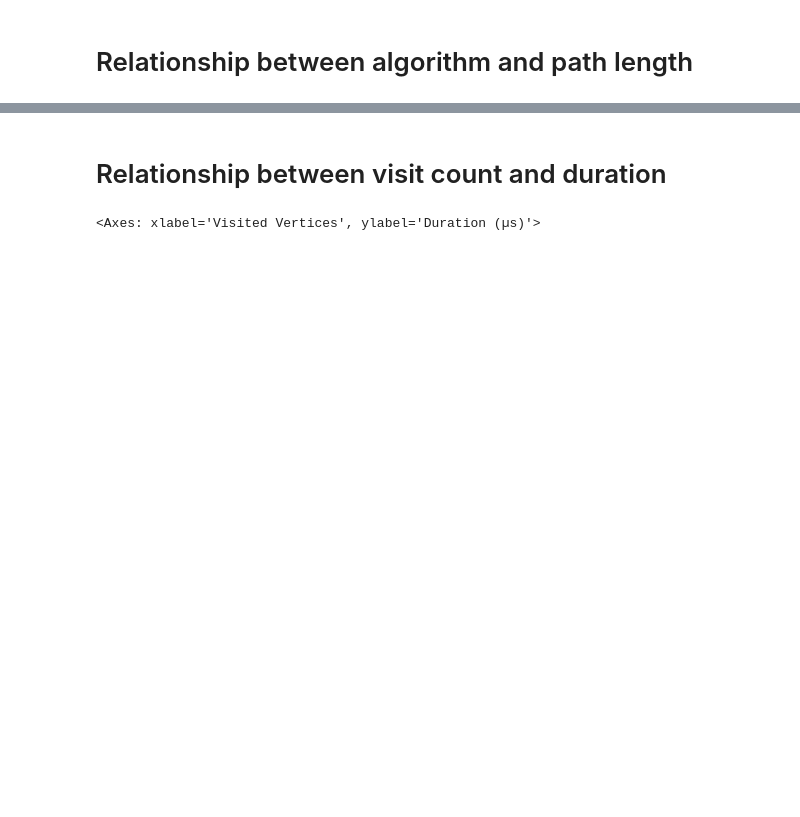
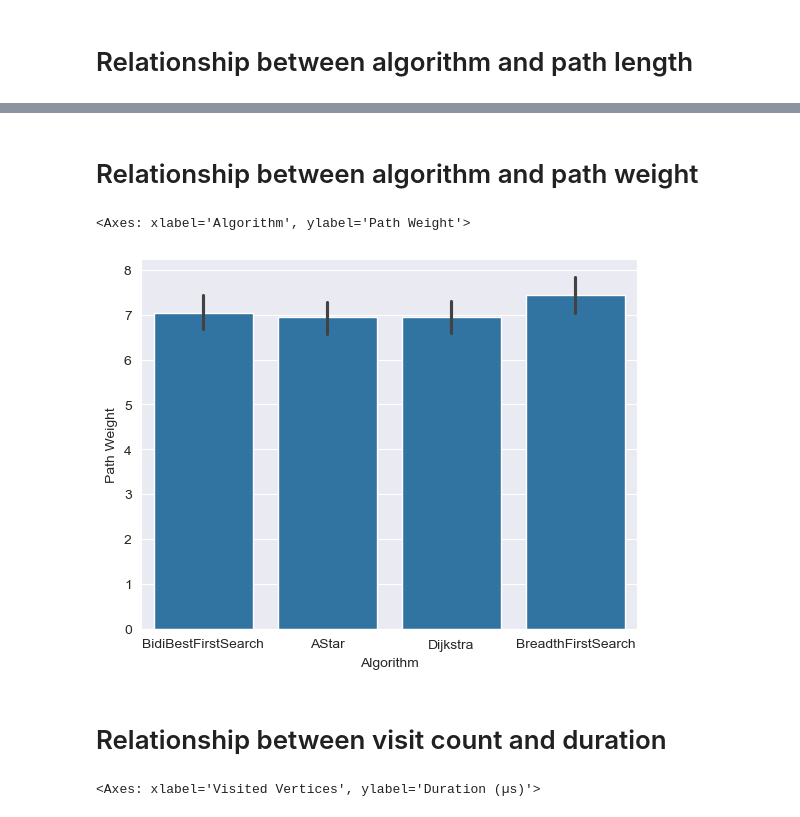
Before and after one commit to Spi3lot/pathfinding, a Jupyter notebook: Pathfinding/modifiable-benchmark.ipynb, the cells around one changed output, grey strips where cells are left out. Cells and saved outputs as stored; diff of their text form; code cells hidden in the pictures; blank space fills up the shorter version.

```diff
--- a/Pathfinding/modifiable-benchmark.ipynb
+++ b/Pathfinding/modifiable-benchmark.ipynb
@@ -80,3 +83,10 @@ sns.barplot(benchmark, x='Algorithm', y='Path Length')
+# %% [markdown]
+# Relationship between algorithm and path weight
+# %%
+sns.barplot(benchmark, x='Algorithm', y='Path Weight')
+# %% [output]
+<Axes: xlabel='Algorithm', ylabel='Path Weight'>
+[figure, added]
 # %% [markdown]
 # Relationship between visit count and duration
 # %%
```
Also changed, not shown: parts of 22 cells of this notebook, 5 other files.
